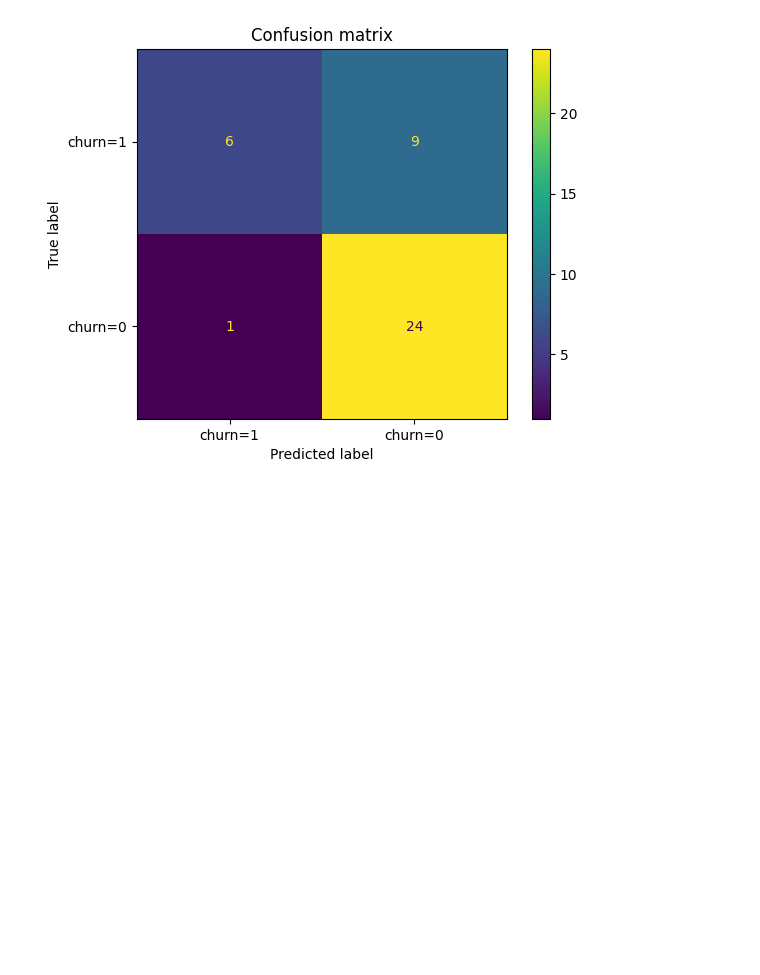
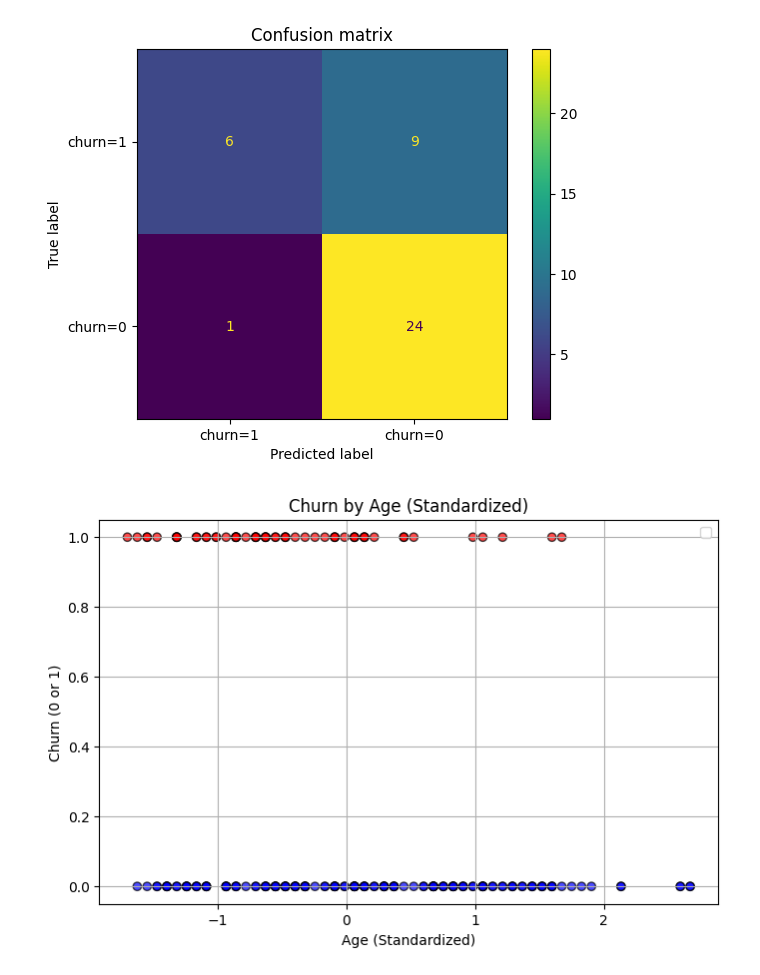
Before and after one commit to krish6622/ai-ml-projects, a Jupyter notebook: Logistic_Regression/PurchaseBehaviourPrediction.ipynb, the cells around one changed output. Saved outputs shown, nothing was run; the diff lists cells and outputs as text; code cells hidden in the pictures; blank space fills up the shorter version.

```diff
--- a/Logistic_Regression/PurchaseBehaviourPrediction.ipynb
+++ b/Logistic_Regression/PurchaseBehaviourPrediction.ipynb
@@ -50,6 +50,7 @@ y [0:5]
 array([1, 1, 0, 0, 0])
 # %%
 from sklearn import preprocessing
-X = preprocessing.StandardScaler().fit(X).transform(X)
+scaler = preprocessing.StandardScaler().fit(X)
+X = scaler.transform(X)
 X[0:5]
 # %% [output]
@@ -131,3 +116,25 @@ plt.title('Confusion matrix')
 plt.show()
 # %% [output]
 [figure]
+# %%
+import matplotlib.patches as mpatches
+# Select the 'Age' column (index 1) from the scaled X array for plotting
+X_age_scaled = X[:, 1]
+
+plt.figure(figsize=(8,5))
+# Plot the scaled Age data against the churn target variable
+plt.scatter(X_age_scaled, y, c=y, cmap='bwr', edgecolors='k', alpha=0.7)
+
+plt.xlabel('Age (Standardized)')
+plt.ylabel('Churn (0 or 1)')
+plt.title('Churn by Age (Standardized)')
+
+# Create custom legend handles
+churn_0 = mpatches.Patch(color='blue', label='Churn = 0')
+churn_1 = mpatches.Patch(color='red', label='Churn = 1')
+plt.legend(handles=[churn_0, churn_1])
+
+plt.grid(True)
+plt.show()
+# %% [output]
+[figure, added]
```
Also changed, not shown: parts of 2 cells of this notebook.
